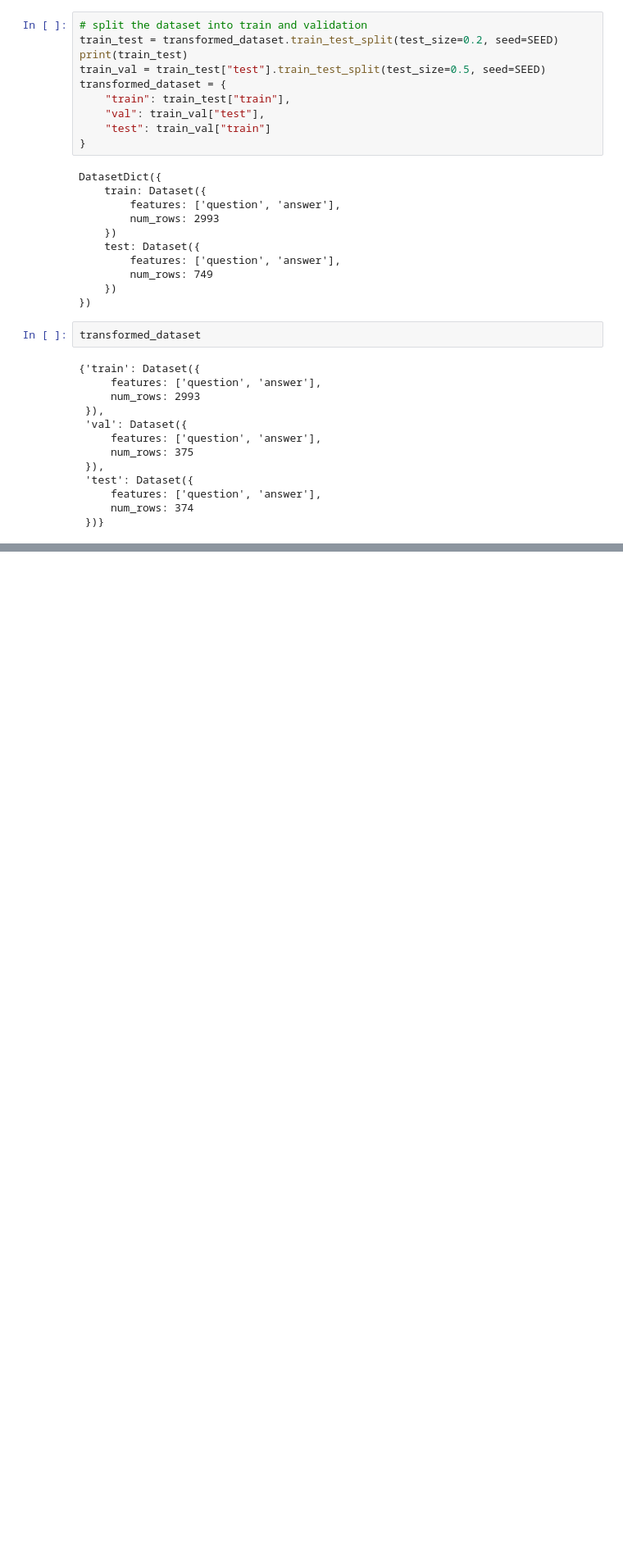
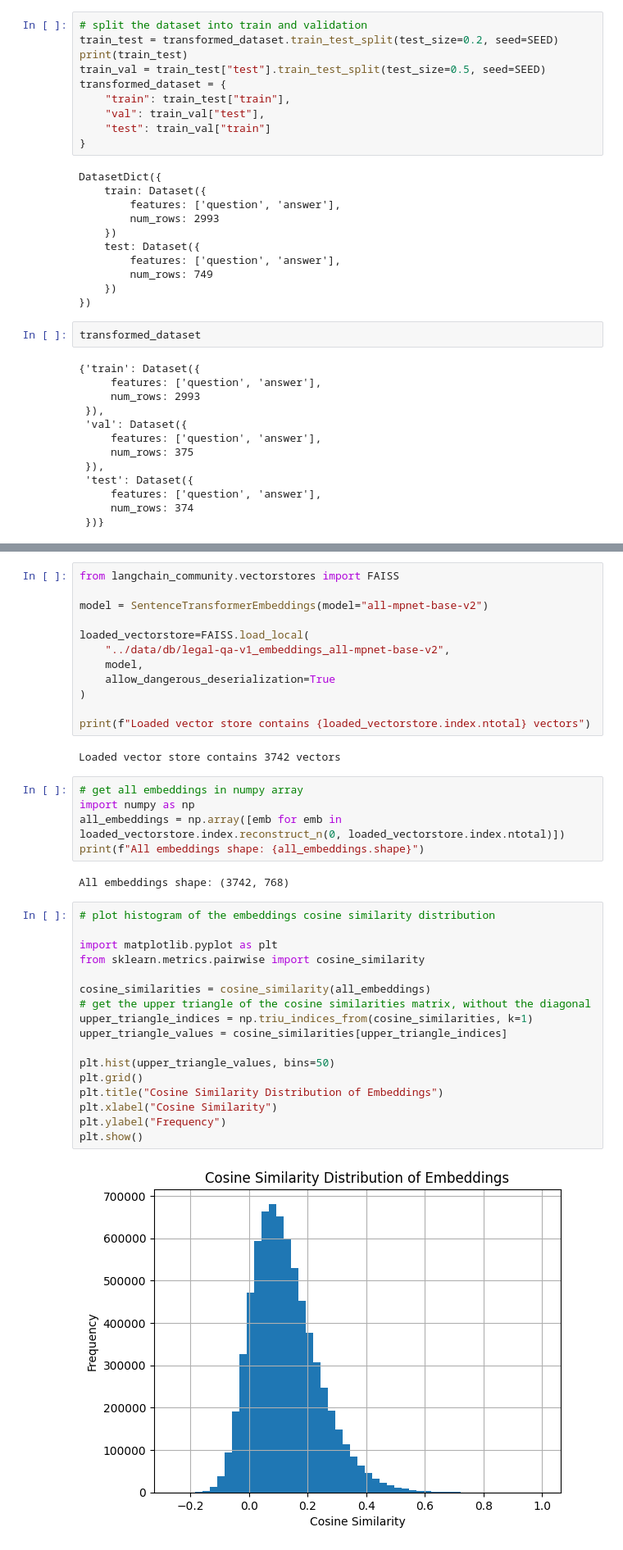
Before and after one commit to miguel-kjh/rag-experiments, a Jupyter notebook: notebooks/data.ipynb, the cells around one changed output, grey strips where cells are left out. Shown at 82% size. Saved outputs shown, nothing was run; the diff lists cells and outputs as text; blank space fills up the shorter version.

```diff
--- a/notebooks/data.ipynb
+++ b/notebooks/data.ipynb
@@ -89,0 +110,40 @@ transformed_dataset
+# %%
+from langchain_community.vectorstores import FAISS
+
+model = SentenceTransformerEmbeddings(model="all-mpnet-base-v2")
+
+loaded_vectorstore=FAISS.load_local(
+    "../data/db/legal-qa-v1_embeddings_all-mpnet-base-v2",
+    model,
+    allow_dangerous_deserialization=True
+)
+
+print(f"Loaded vector store contains {loaded_vectorstore.index.ntotal} vectors")
+# %% [output]
+Loaded vector store contains 3742 vectors
+# %%
+# get all embeddings in numpy array
+import numpy as np
+all_embeddings = np.array([emb for emb in loaded_vectorstore.index.reconstruct_n(0, loaded_vectorstore.index.ntotal)])
+print(f"All embeddings shape: {all_embeddings.shape}")
+# %% [output]
+All embeddings shape: (3742, 768)
+# %%
+# plot histogram of the embeddings cosine similarity distribution
+
+import matplotlib.pyplot as plt
+from sklearn.metrics.pairwise import cosine_similarity
+
+cosine_similarities = cosine_similarity(all_embeddings)
+# get the upper triangle of the cosine similarities matrix, without the diagonal
+upper_triangle_indices = np.triu_indices_from(cosine_similarities, k=1)
+upper_triangle_values = cosine_similarities[upper_triangle_indices]
+
+plt.hist(upper_triangle_values, bins=50)
+plt.grid()
+plt.title("Cosine Similarity Distribution of Embeddings")
+plt.xlabel("Cosine Similarity")
+plt.ylabel("Frequency")
+plt.show()
+# %% [output]
+[figure, added]
```
Also changed, not shown: parts of 3 cells of this notebook, 2 other files.
